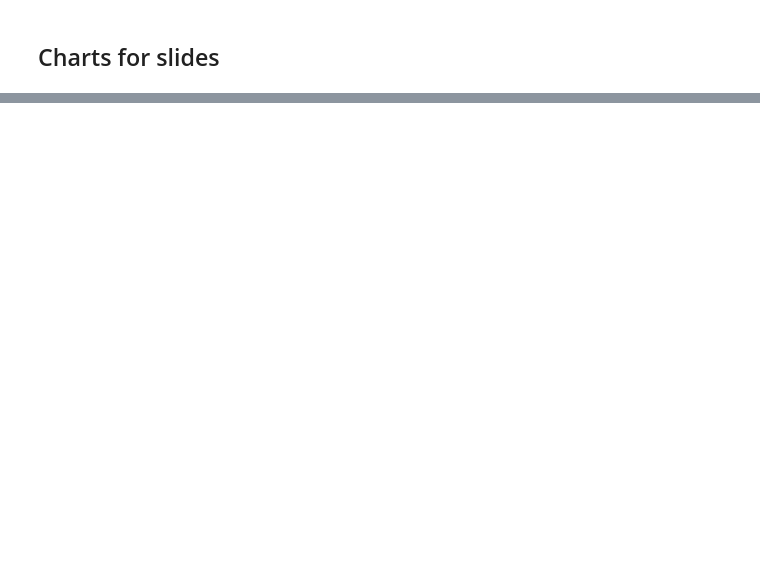
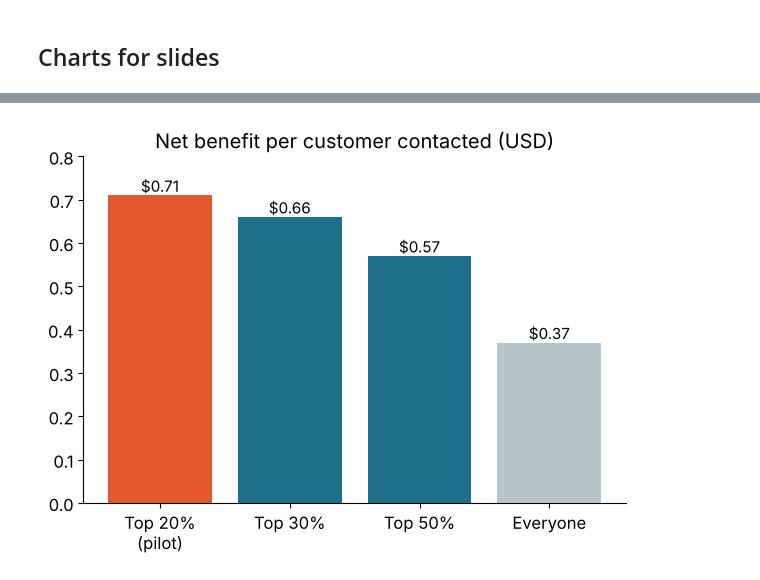
Before and after one commit to dilmani773/gci-final-assignment, a Jupyter notebook: main.ipynb, the cells around one changed output, grey strips where cells are left out. Cells and saved outputs as stored; diff of their text form; code cells hidden in the pictures; blank space fills up the shorter version.

```diff
--- a/main.ipynb
+++ b/main.ipynb
@@ -649,0 +664,12 @@ plt.savefig('figures/slide11_targeting.png', dpi=200, bbox_inches='tight'); plt.
+# %%
+# Slide 13 chart: net benefit per customer contacted
+sub = table[table['target_%'].isin([20, 30, 50, 100])]
+labels = ['Top 20%\n(pilot)', 'Top 30%', 'Top 50%', 'Everyone']
+fig, ax = plt.subplots(figsize=(7, 4.5))
+ax.bar(labels, sub['net_per_contact_$'], color=[HIGHLIGHT, MAIN, MAIN, GREY])
+add_labels(ax, fmt='${:.2f}')
+ax.set_title('Net benefit per customer contacted (USD)')
+ax.set_ylim(0, 0.8)
+plt.savefig('figures/slide13_net_per_contact.png', dpi=200, bbox_inches='tight'); plt.show()
+# %% [output]
+[figure, added]
```
Also changed, not shown: parts of 61 cells of this notebook, 5 other files.
